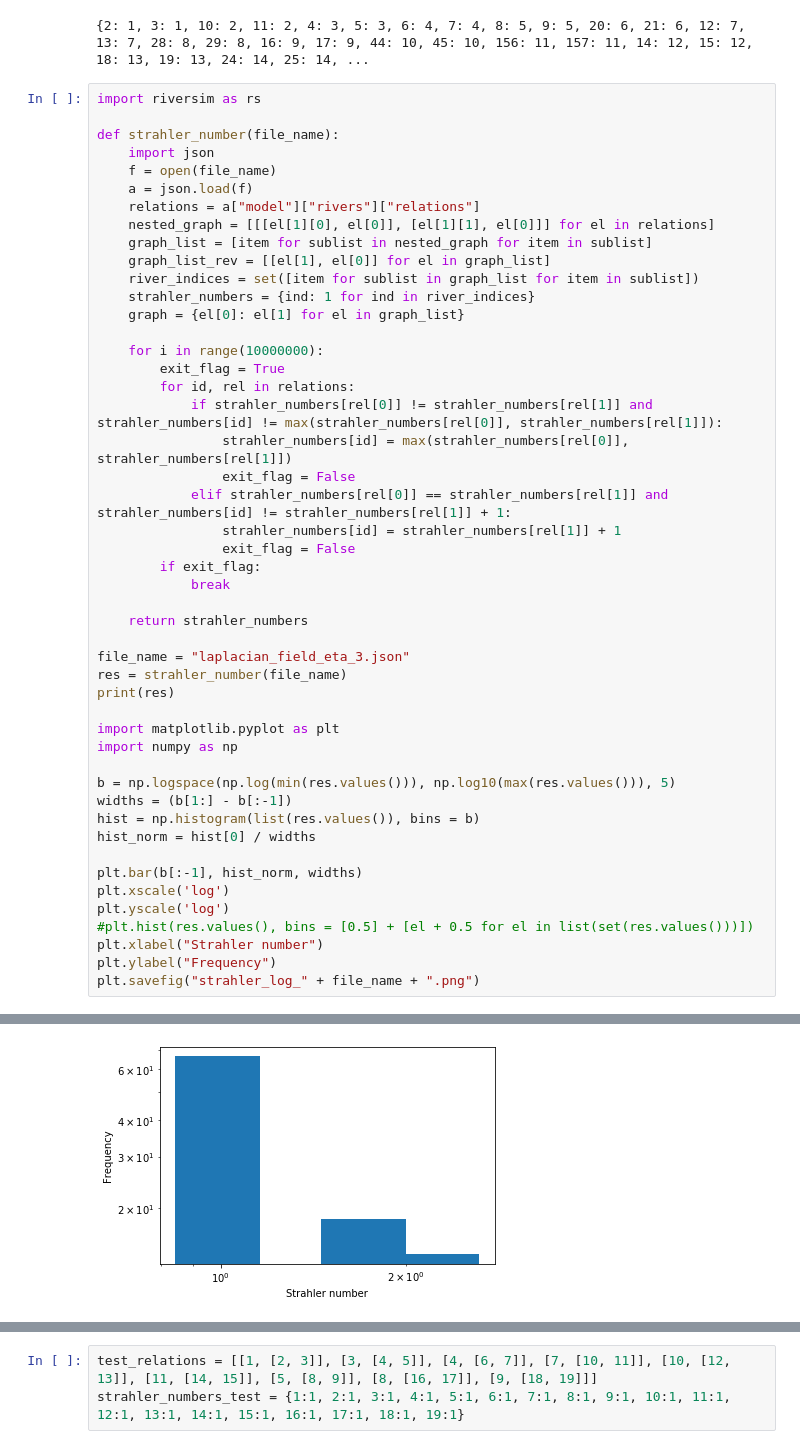
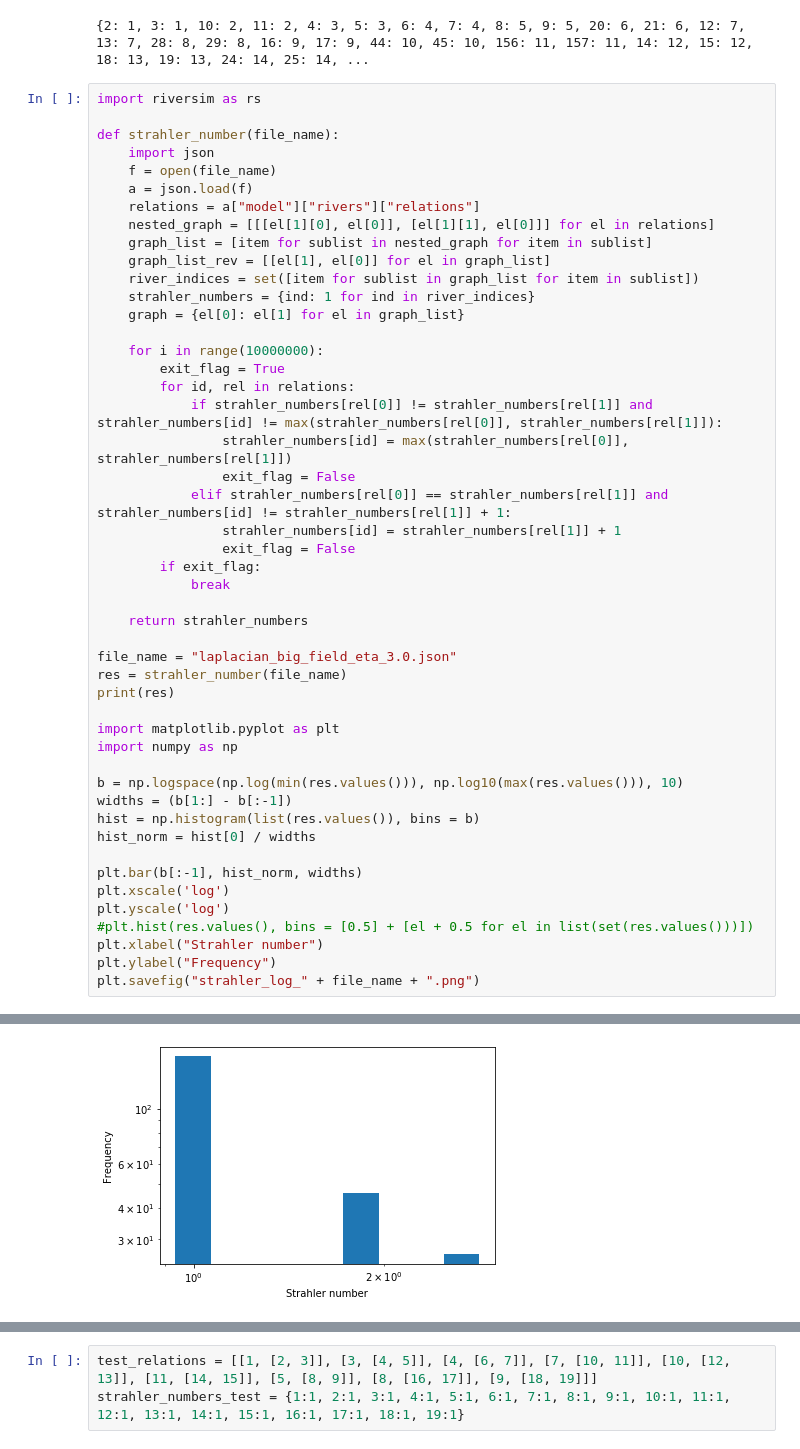
Before and after one commit to okmechak/riversimpy, a Jupyter notebook: poland_and_ukraine.ipynb, the cells around one changed output, grey strips where cells are left out. Cells and saved outputs as stored; diff of their text form.

```diff
--- a/poland_and_ukraine.ipynb
+++ b/poland_and_ukraine.ipynb
@@ -88,14 +88,14 @@ def strahler_number(file_name):
 
     return strahler_numbers
 
-file_name = "laplacian_field_eta_3.json"
+file_name = "laplacian_big_field_eta_3.0.json"
 res = strahler_number(file_name)
 print(res)
 
 import matplotlib.pyplot as plt
 import numpy as np
 
-b = np.logspace(np.log(min(res.values())), np.log10(max(res.values())), 5)
+b = np.logspace(np.log(min(res.values())), np.log10(max(res.values())), 10)
 widths = (b[1:] - b[:-1])
 hist = np.histogram(list(res.values()), bins = b)
 hist_norm = hist[0] / widths
@@ -112 +112 @@ plt.savefig("strahler_log_" + file_name + ".png")
-[figure, old version]
+[figure, new version]
```
Also changed, not shown: parts of 4 cells of this notebook, 1 other file.
